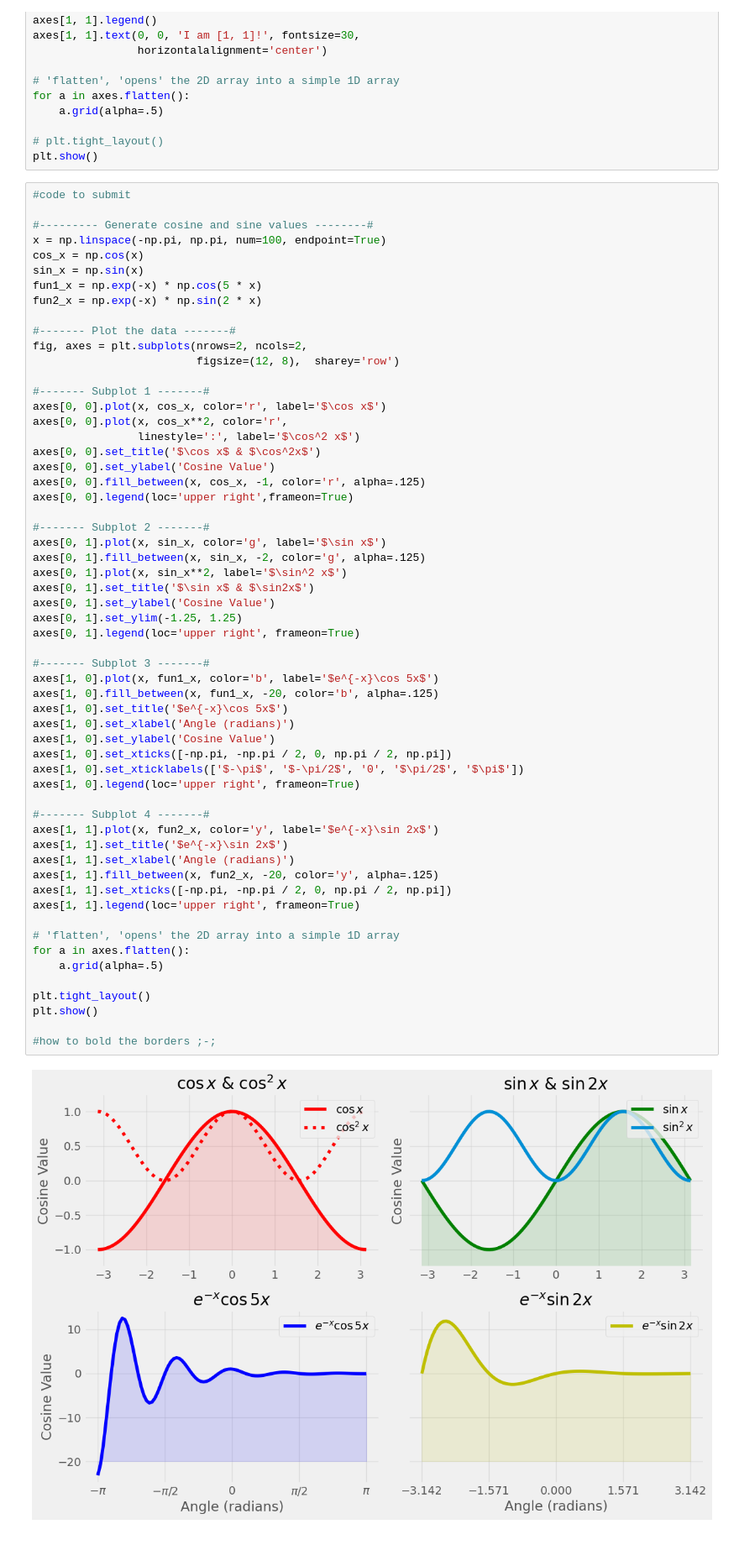
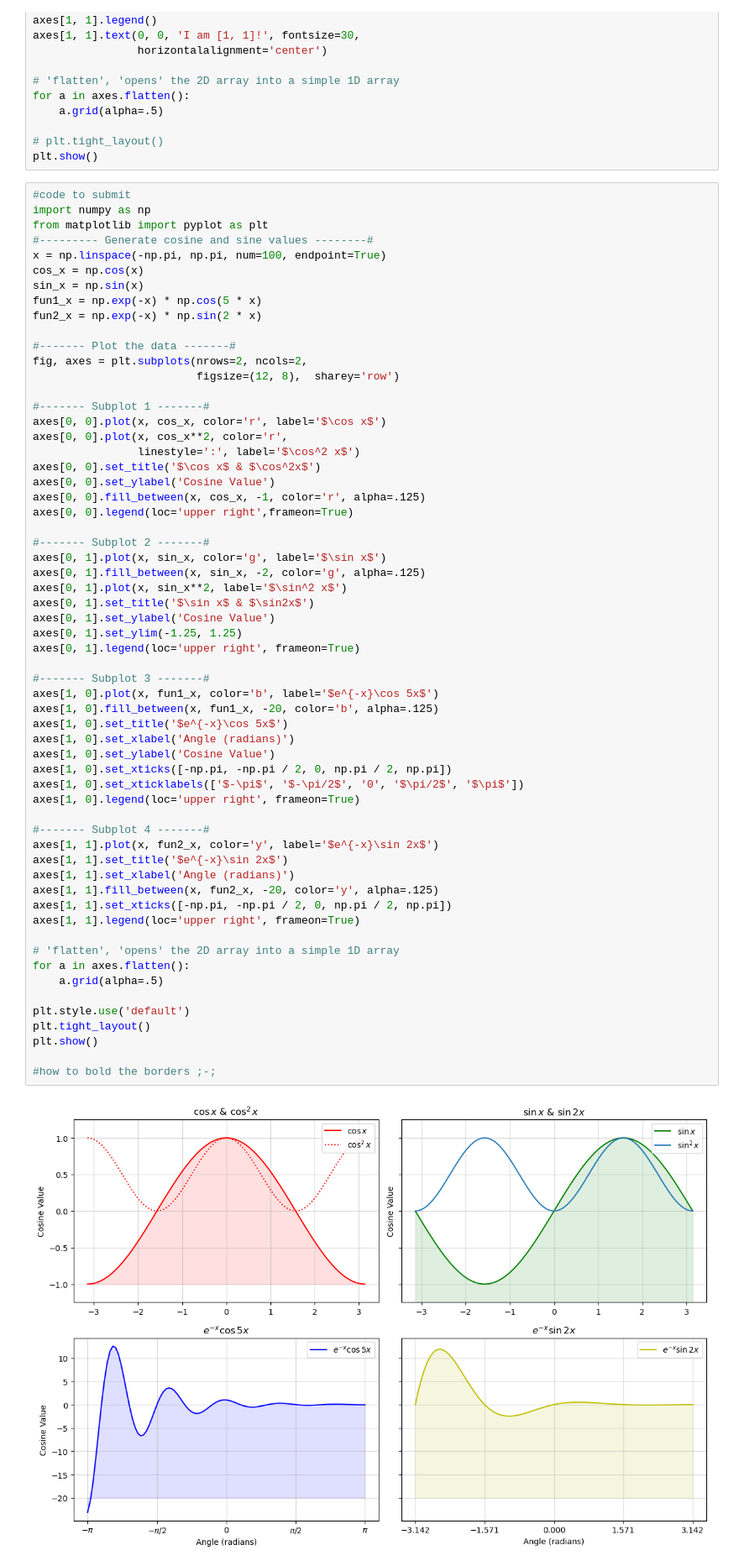
Before and after one commit to SPS-SP2273/learning-portfolio-keriperip, a Jupyter notebook: plotting/plotting_(good).ipynb, the cells around one changed output. Shown at 84% size. Cells and saved outputs as stored; diff of their text form; blank space fills up the shorter version.

```diff
--- a/plotting/plotting_(good).ipynb
+++ b/plotting/plotting_(good).ipynb
@@ -443,7 +443,8 @@ for a in axes.flatten():
 plt.show()
 # %%
 #code to submit
-
+import numpy as np
+from matplotlib import pyplot as plt
 #--------- Generate cosine and sine values --------#
 x = np.linspace(-np.pi, np.pi, num=100, endpoint=True)
 cos_x = np.cos(x)
@@ -473,31 +474,32 @@ axes[0, 1].set_ylabel('Cosine Value')
 axes[0, 1].set_ylim(-1.25, 1.25)
 axes[0, 1].legend(loc='upper right', frameon=True)
 
 #------- Subplot 3 -------#
 axes[1, 0].plot(x, fun1_x, color='b', label='$e^{-x}\cos 5x$')
 axes[1, 0].fill_between(x, fun1_x, -20, color='b', alpha=.125)
 axes[1, 0].set_title('$e^{-x}\cos 5x$')
 axes[1, 0].set_xlabel('Angle (radians)')
 axes[1, 0].set_ylabel('Cosine Value')
 axes[1, 0].set_xticks([-np.pi, -np.pi / 2, 0, np.pi / 2, np.pi])
 axes[1, 0].set_xticklabels(['$-\pi$', '$-\pi/2$', '0', '$\pi/2$', '$\pi$'])
 axes[1, 0].legend(loc='upper right', frameon=True)
 
 #------- Subplot 4 -------#
 axes[1, 1].plot(x, fun2_x, color='y', label='$e^{-x}\sin 2x$')
 axes[1, 1].set_title('$e^{-x}\sin 2x$')
 axes[1, 1].set_xlabel('Angle (radians)')
 axes[1, 1].fill_between(x, fun2_x, -20, color='y', alpha=.125)
 axes[1, 1].set_xticks([-np.pi, -np.pi / 2, 0, np.pi / 2, np.pi])
 axes[1, 1].legend(loc='upper right', frameon=True)
 
 # 'flatten', 'opens' the 2D array into a simple 1D array
 for a in axes.flatten():
     a.grid(alpha=.5)
 
+plt.style.use('default')
 plt.tight_layout()
 plt.show()
 
 #how to bold the borders ;-;
 # %% [output]
-[figure, old version]
+[figure, new version]
```
Also changed, not shown: 2 other files.
